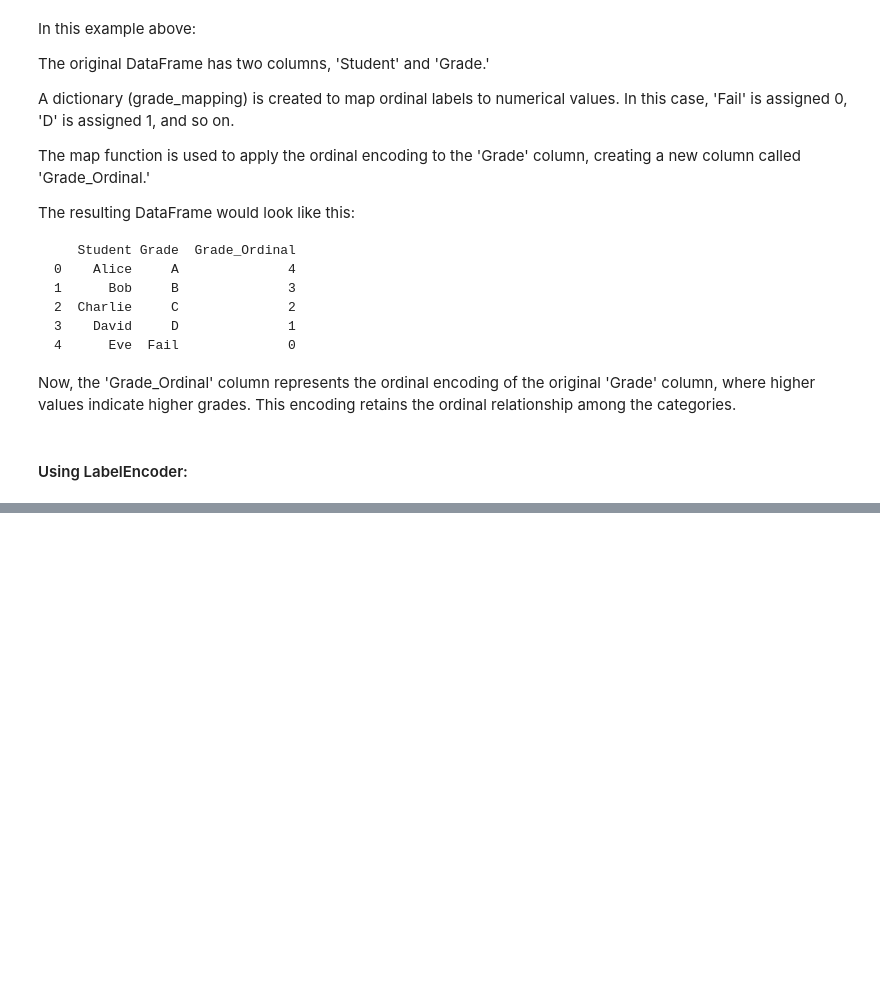
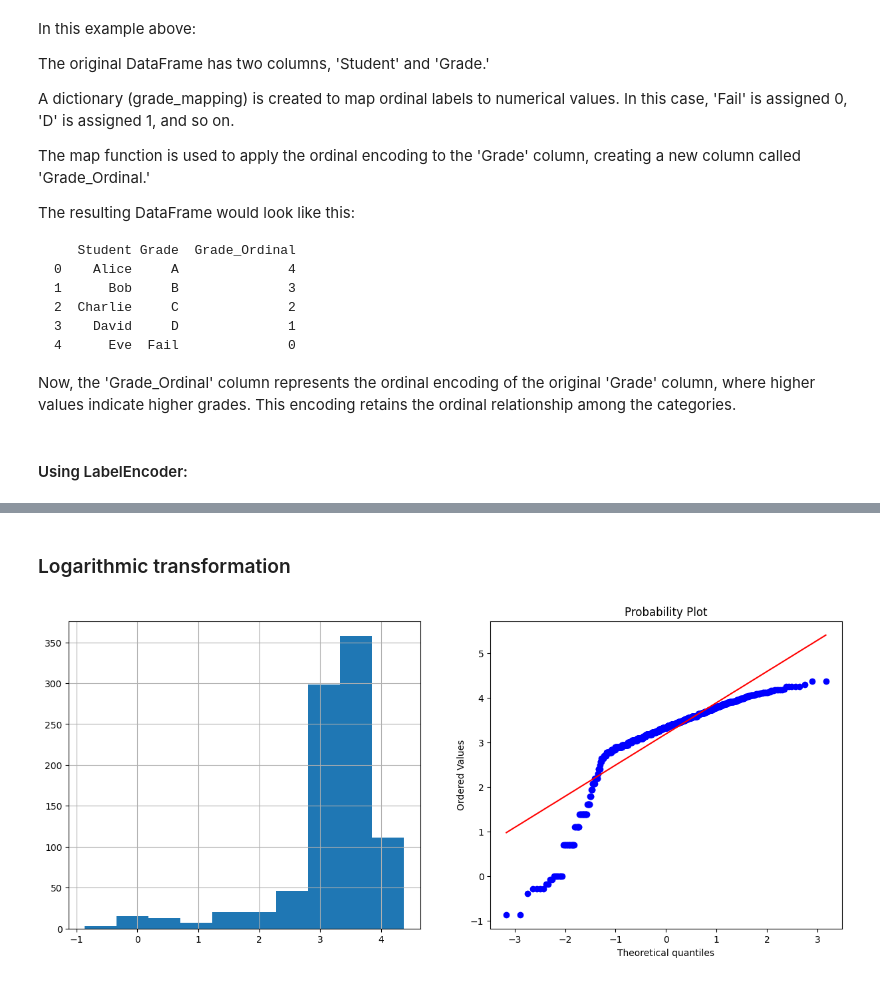
Before and after one commit to yomigeek/learning-data-series-notebooks, a Jupyter notebook: Feature Engineering.ipynb, the cells around one changed output, grey strips where cells are left out. Drawn from its saved outputs; the diff is of its cells as text; code cells hidden in the pictures; blank space fills up the shorter version.

```diff
--- a/Feature Engineering.ipynb
+++ b/Feature Engineering.ipynb
@@ -423,0 +514,8 @@ print(df)
+# %% [markdown]
+### Logarithmic transformation
+# %%
+# Creating 'Age_log' variable
+titanic_train_data['Age_log'] = np.log(titanic_train_data['Age'])
+plots(titanic_train_data, 'Age_log')
+# %% [output]
+[figure, added]
```
Also changed, not shown: parts of 32 cells of this notebook, 6 other files.
